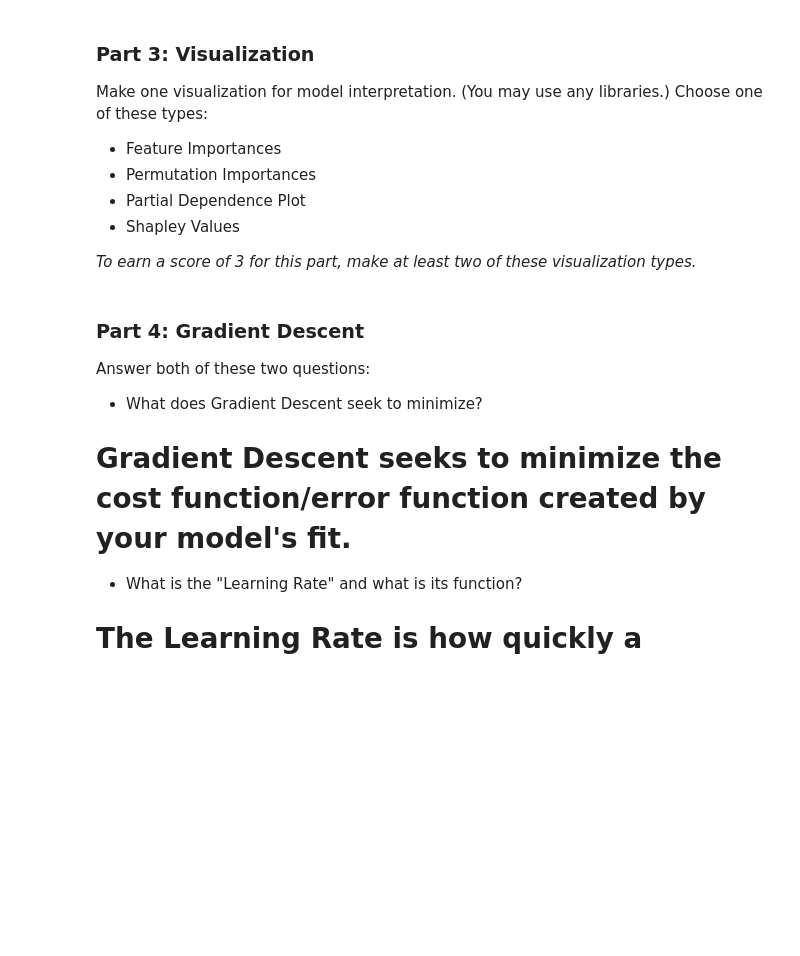
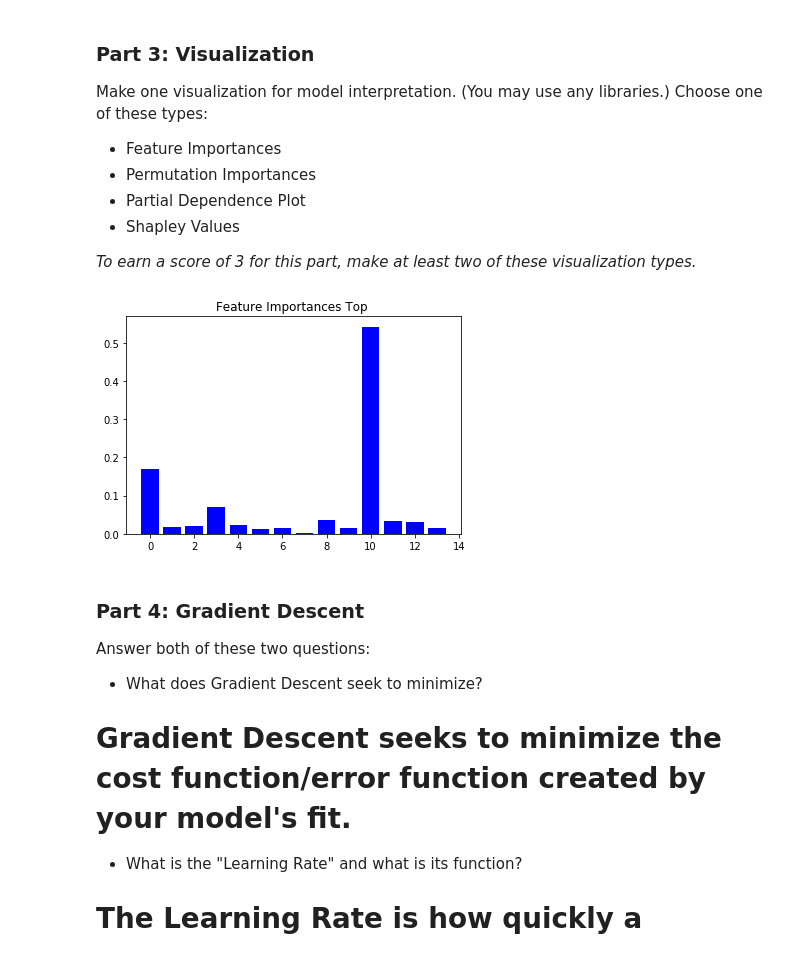
Before and after one commit to TheJoys2019/DS-Unit-2-Sprint-4-Practicing-Understanding, a Jupyter notebook: Artin_Sinani_DS_Unit_2_Sprint_Challenge_4_Practicing_Understanding.ipynb, the cells around one changed output. Saved outputs shown, nothing was run; the diff lists cells and outputs as text; code cells hidden in the pictures; blank space fills up the shorter version.

```diff
--- a/Artin_Sinani_DS_Unit_2_Sprint_Challenge_4_Practicing_Understanding.ipynb
+++ b/Artin_Sinani_DS_Unit_2_Sprint_Challenge_4_Practicing_Understanding.ipynb
@@ -123,0 +183,17 @@ Looks like we have a 75% for 0 and 25% for 1. Meaning nearly 75% passed inspecti
+# %%
+from sklearn.model_selection import RandomizedSearchCV
+param_distributions = {
+    "n_estimators": [100, 200, 300],
+    "max_depth": [4, 5, 6]
+}
+
+search = RandomizedSearchCV(
+    RandomForestClassifier(n_jobs=-1, random_state=42),
+    param_distributions=param_distributions,
+    n_iter=9,
+    cv=3,
+    scoring="roc_auc",
+    verbose=10,
+    return_train_score=True)
+
+search.fit(X_train, y_train)
@@ -185,16 +240,0 @@ X_train.shape, y_train.shape, X_test.shape, y_test.shape
-# %%
-preprocess = make_pipeline(ce.OrdinalEncoder(),
-                             StandardScaler(),
-                             SimpleImputer())
-
-X_train = preprocess.fit_transform(X_train)
-
-X_train = pd.DataFrame(X_train)
-# %%
-from category_encoders.ordinal import OrdinalEncoder
-encoder = OrdinalEncoder()
-imputer = SimpleImputer()
-
-X_train = encoder.fit_transform(X_train)
-
-X_train = imputer.fit_transform(X_train)
@@ -271,11 +250,15 @@ Make one visualization for model interpretation. (You may use any libraries.) Ch
 
 _To earn a score of 3 for this part, make at least two of these visualization types._
 # %%
-# Feature Importances Visualization
-feature_importances = pd.Series(best_estimator.steps[1][1].feature_importances_,
+import matplotlib.pyplot as plt
+import pandas as pd
+
+feature_importances = pd.Series(best.feature_importances_,
                                 X_train.columns)
-
+plt.title('Feature Importances Top ')
 plt.bar(feature_importances.index, feature_importances.values, color='blue');
+# %% [output]
+[figure, added]
 # %% [markdown]
 
 
```
Also changed, not shown: parts of 20 cells of this notebook.
